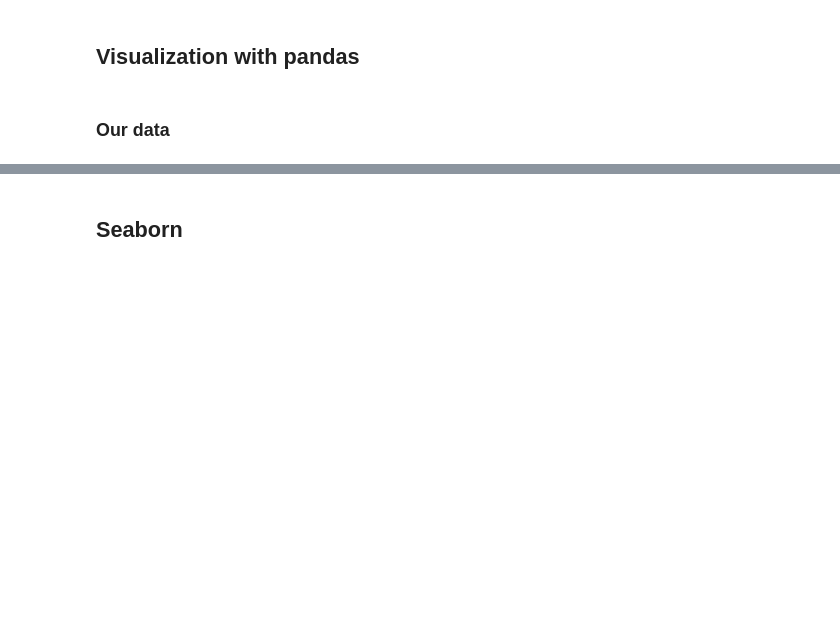
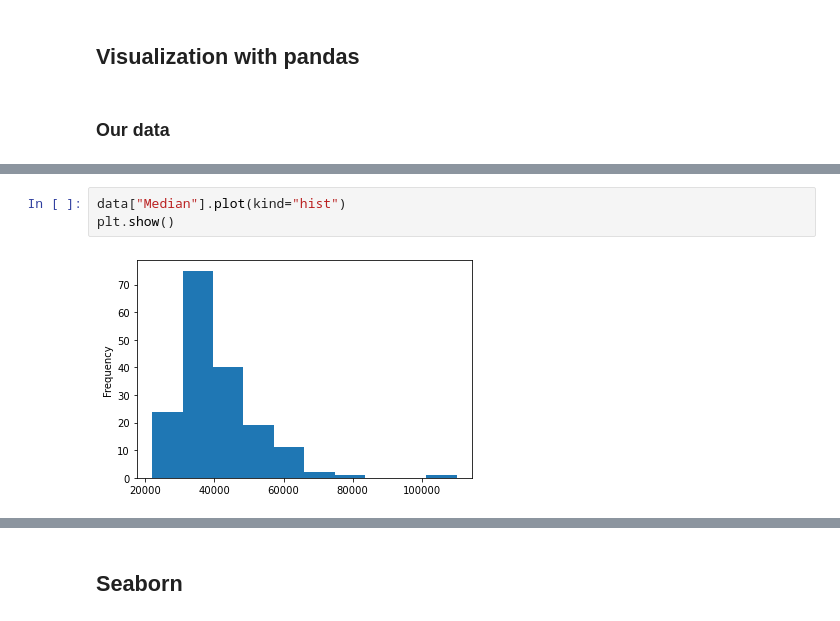
Before and after one commit to icta-tecaji/python-data-analysis-public, a Jupyter notebook: Del_06_Prikazovanje_podatkov_napredno/Prikazovanje_podatkov_napredno_CLEAN.ipynb, the cells around one changed output, grey strips where cells are left out. Cells and saved outputs as stored; diff of their text form; blank space fills up the shorter version.

```diff
--- a/Del_06_Prikazovanje_podatkov_napredno/Prikazovanje_podatkov_napredno_CLEAN.ipynb
+++ b/Del_06_Prikazovanje_podatkov_napredno/Prikazovanje_podatkov_napredno_CLEAN.ipynb
@@ -198,0 +213,5 @@ data = pd.read_csv("data/recent-grads.csv")
+# %%
+data["Median"].plot(kind="hist")
+plt.show()
+# %% [output]
+[figure, added]
```
Also changed, not shown: parts of 11 cells of this notebook.
